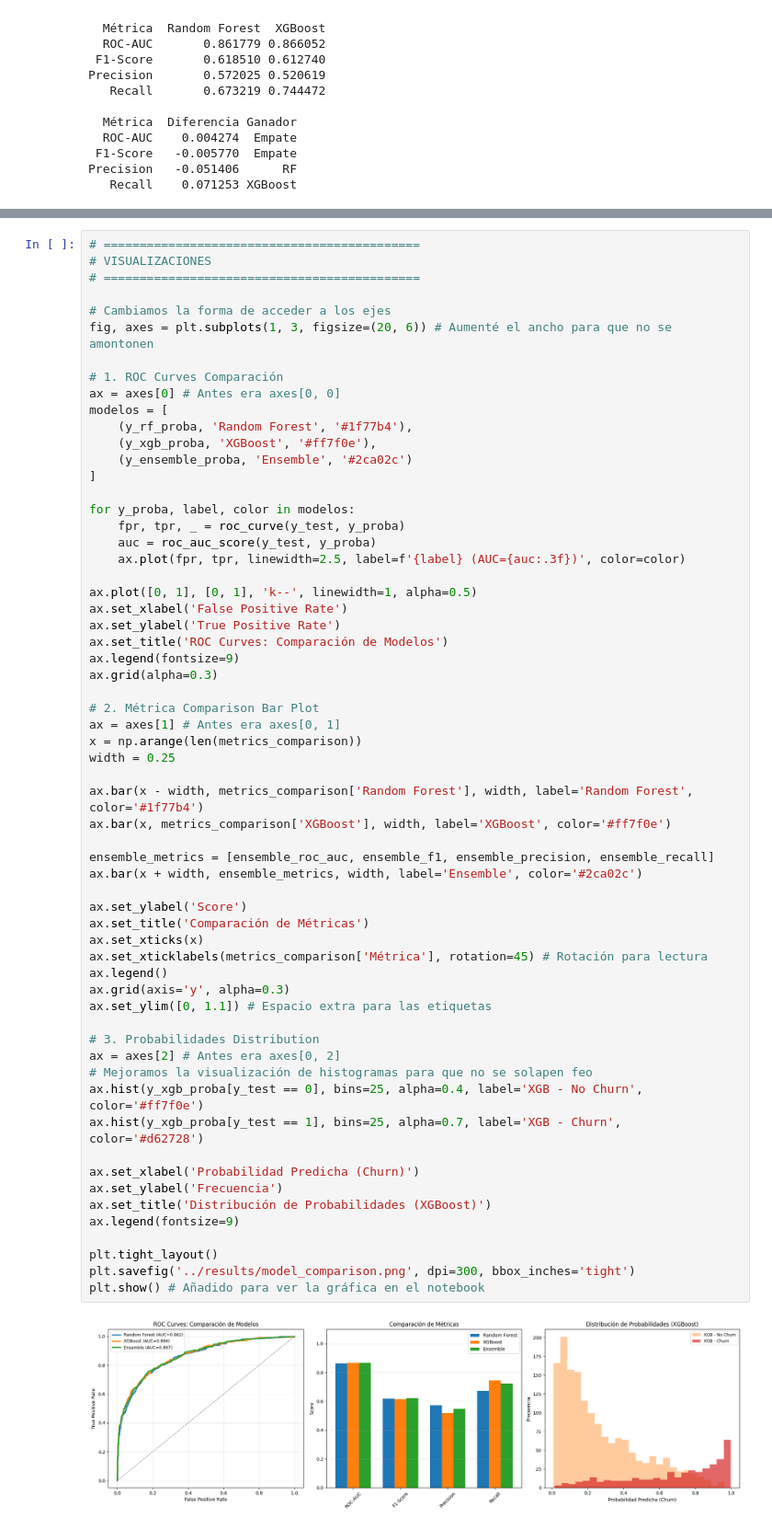
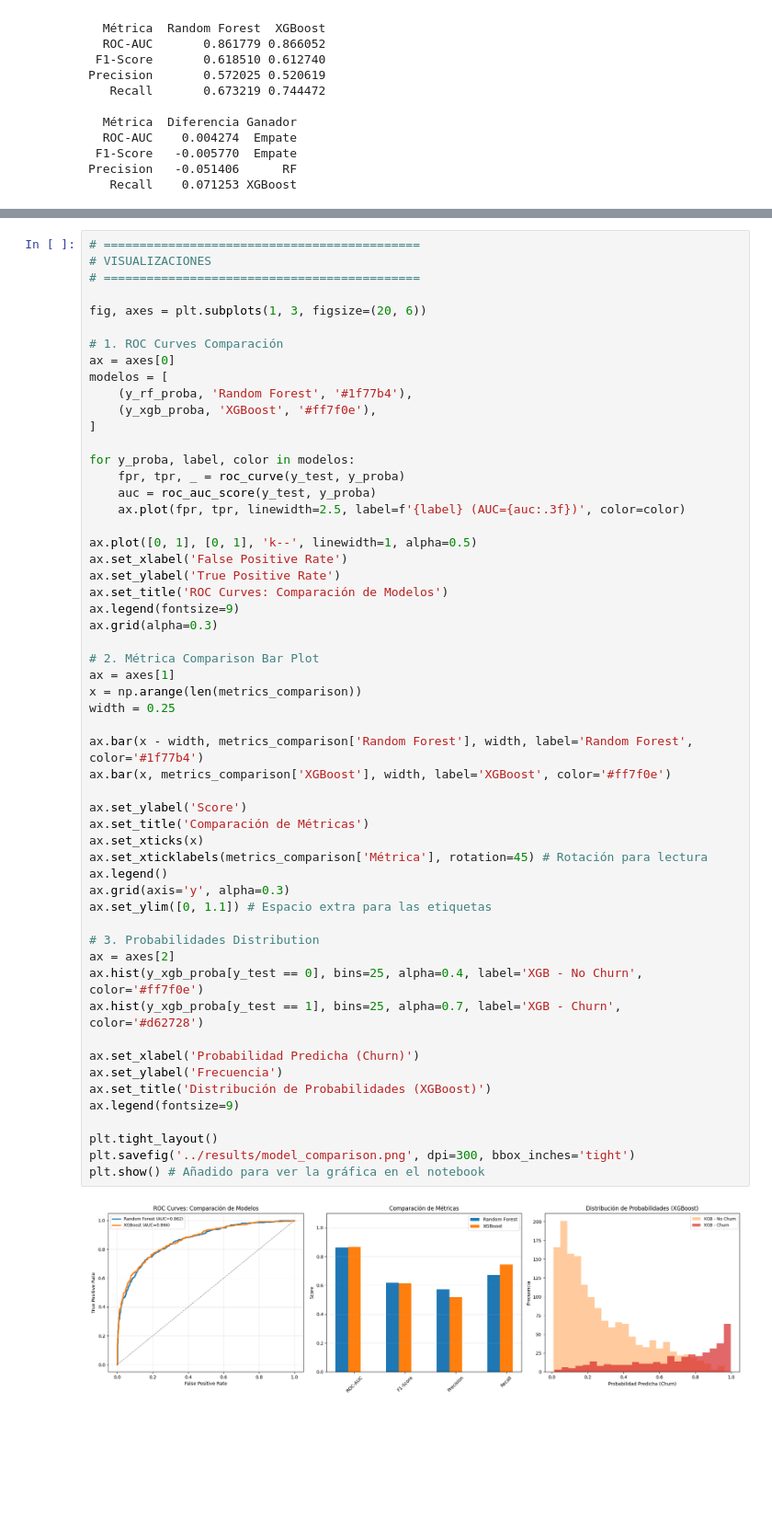
Before and after one commit to Pablomon12/Clients-Churn-Rate, a Jupyter notebook: notebooks/03_Model_Comparison.ipynb, the cells around one changed output, grey strips where cells are left out. Shown at 92% size. Drawn from its saved outputs; the diff is of its cells as text; blank space fills up the shorter version.

```diff
--- a/notebooks/03_Model_Comparison.ipynb
+++ b/notebooks/03_Model_Comparison.ipynb
@@ -193,15 +141,13 @@ weighted avg       0.85      0.82      0.83      2000
 # VISUALIZACIONES
 # ============================================
 
-# Cambiamos la forma de acceder a los ejes
-fig, axes = plt.subplots(1, 3, figsize=(20, 6)) # Aumenté el ancho para que no se amontonen
+fig, axes = plt.subplots(1, 3, figsize=(20, 6))
 
 # 1. ROC Curves Comparación
-ax = axes[0] # Antes era axes[0, 0]
+ax = axes[0]
 modelos = [
     (y_rf_proba, 'Random Forest', '#1f77b4'),
     (y_xgb_proba, 'XGBoost', '#ff7f0e'),
-    (y_ensemble_proba, 'Ensemble', '#2ca02c')
 ]
 
 for y_proba, label, color in modelos:
@@ -217,40 +163,36 @@ ax.legend(fontsize=9)
 ax.grid(alpha=0.3)
 
 # 2. Métrica Comparison Bar Plot
-ax = axes[1] # Antes era axes[0, 1]
+ax = axes[1]
 x = np.arange(len(metrics_comparison))
 width = 0.25
 
 ax.bar(x - width, metrics_comparison['Random Forest'], width, label='Random Forest', color='#1f77b4')
 ax.bar(x, metrics_comparison['XGBoost'], width, label='XGBoost', color='#ff7f0e')
-
-ensemble_metrics = [ensemble_roc_auc, ensemble_f1, ensemble_precision, ensemble_recall]
-ax.bar(x + width, ensemble_metrics, width, label='Ensemble', color='#2ca02c')
 
 ax.set_ylabel('Score')
 ax.set_title('Comparación de Métricas')
 ax.set_xticks(x)
 ax.set_xticklabels(metrics_comparison['Métrica'], rotation=45) # Rotación para lectura
 ax.legend()
 ax.grid(axis='y', alpha=0.3)
 ax.set_ylim([0, 1.1]) # Espacio extra para las etiquetas
 
 # 3. Probabilidades Distribution
-ax = axes[2] # Antes era axes[0, 2]
-# Mejoramos la visualización de histogramas para que no se solapen feo
+ax = axes[2]
 ax.hist(y_xgb_proba[y_test == 0], bins=25, alpha=0.4, label='XGB - No Churn', color='#ff7f0e')
 ax.hist(y_xgb_proba[y_test == 1], bins=25, alpha=0.7, label='XGB - Churn', color='#d62728')
 
 ax.set_xlabel('Probabilidad Predicha (Churn)')
 ax.set_ylabel('Frecuencia')
 ax.set_title('Distribución de Probabilidades (XGBoost)')
 ax.legend(fontsize=9)
 
 plt.tight_layout()
 plt.savefig('../results/model_comparison.png', dpi=300, bbox_inches='tight')
 plt.show() # Añadido para ver la gráfica en el notebook
 # %% [output]
-[figure, old version]
+[figure, new version]
 # %%
 # ============================================
 # RESUMEN
```
Also changed, not shown: parts of 3 cells of this notebook, 5 other files.
